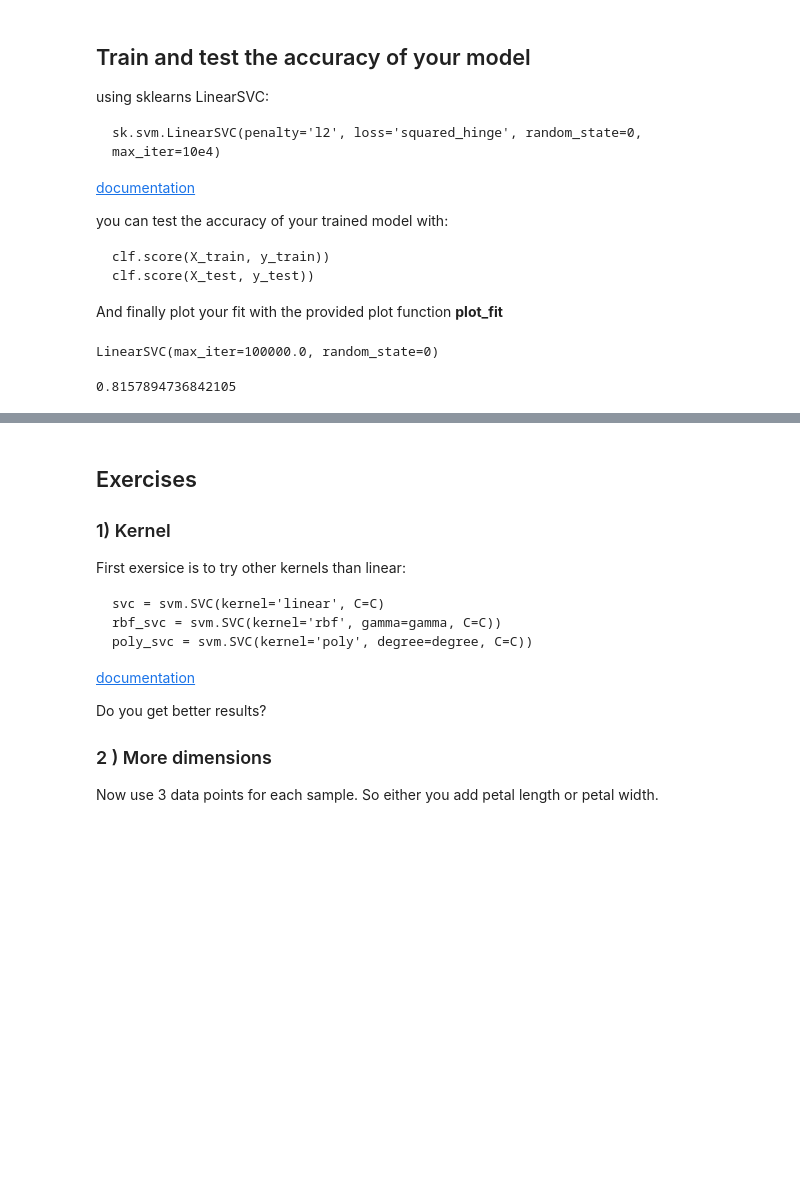
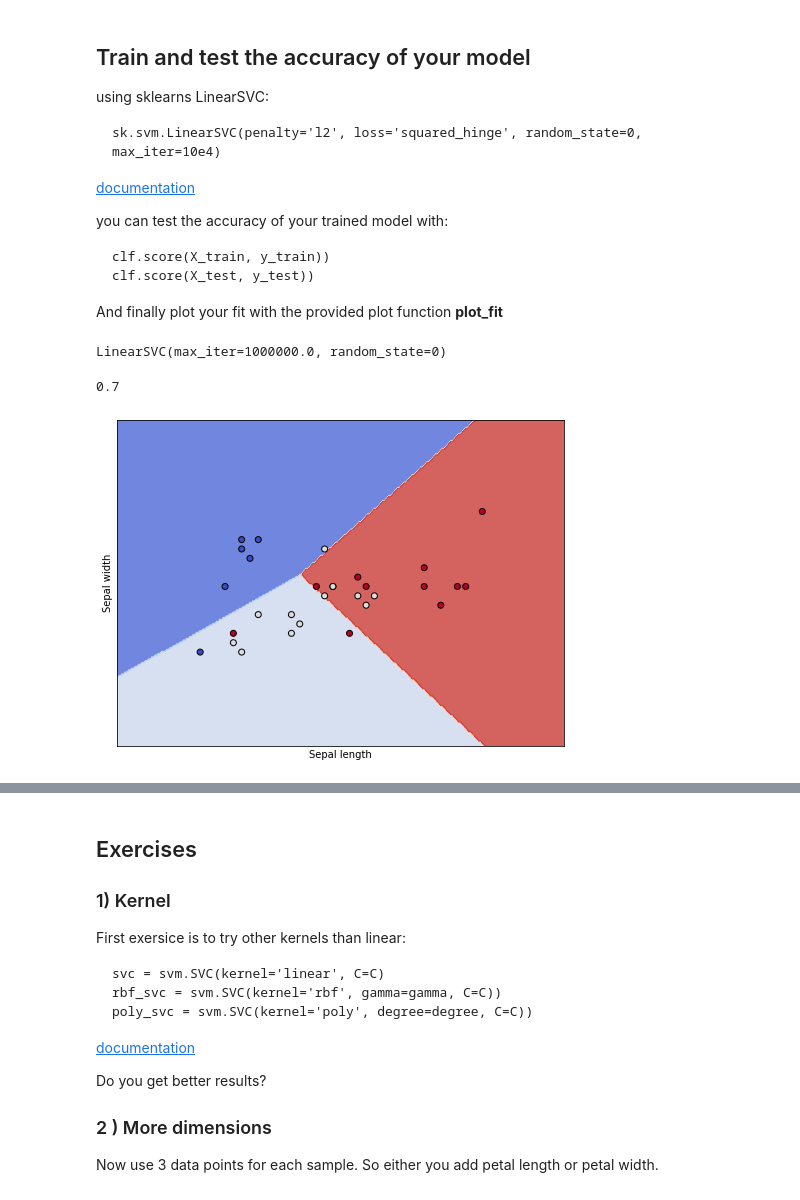
Before and after one commit to simutisernestas/perception, a Jupyter notebook: week8/Exercise1.ipynb, the cells around one changed output, grey strips where cells are left out. Cells and saved outputs as stored; diff of their text form; code cells hidden in the pictures; blank space fills up the shorter version.

````diff
--- a/week8/Exercise1.ipynb
+++ b/week8/Exercise1.ipynb
@@ -139,4 +133,10 @@ you can use the following function to creat your training and testing split
 train_test_split(data, target, test_size=n)
 ```
 # %%
-X_train,X_test,y_train,y_test = train_test_split(X, y, test_size=.25)
+X_train,X_test,y_train,y_test = train_test_split(X, y, test_size=.2)
+# %%
+# on normalized data performs better!
+svm = sk.svm.LinearSVC(penalty='l2', loss='squared_hinge', random_state=0, max_iter=10e5)
+pipe = make_pipeline(StandardScaler(), svm)
+pipe.fit(X_train, y_train)  # apply scaling on training data
+pipe.score(X_test,y_test)
@@ -156,11 +158,15 @@ clf.score(X_test, y_test))
 
 And finally plot your fit with the provided plot function **plot_fit**
 # %%
-svm = sk.svm.LinearSVC(penalty='l2', loss='squared_hinge', random_state=0, max_iter=10e4)
+svm = sk.svm.LinearSVC(penalty='l2', loss='squared_hinge', random_state=0, max_iter=10e5)
 svm.fit(X_train,y_train)
 # %% [output]
-LinearSVC(max_iter=100000.0, random_state=0)
+LinearSVC(max_iter=1000000.0, random_state=0)
 # %%
 svm.score(X_test,y_test)
 # %% [output]
-0.8157894736842105
+0.7
+# %%
+plot_fit(np.array(X_test), np.array(y_test), svm)
+# %% [output]
+[figure, added]
````
Also changed, not shown: parts of 6 cells of this notebook.
